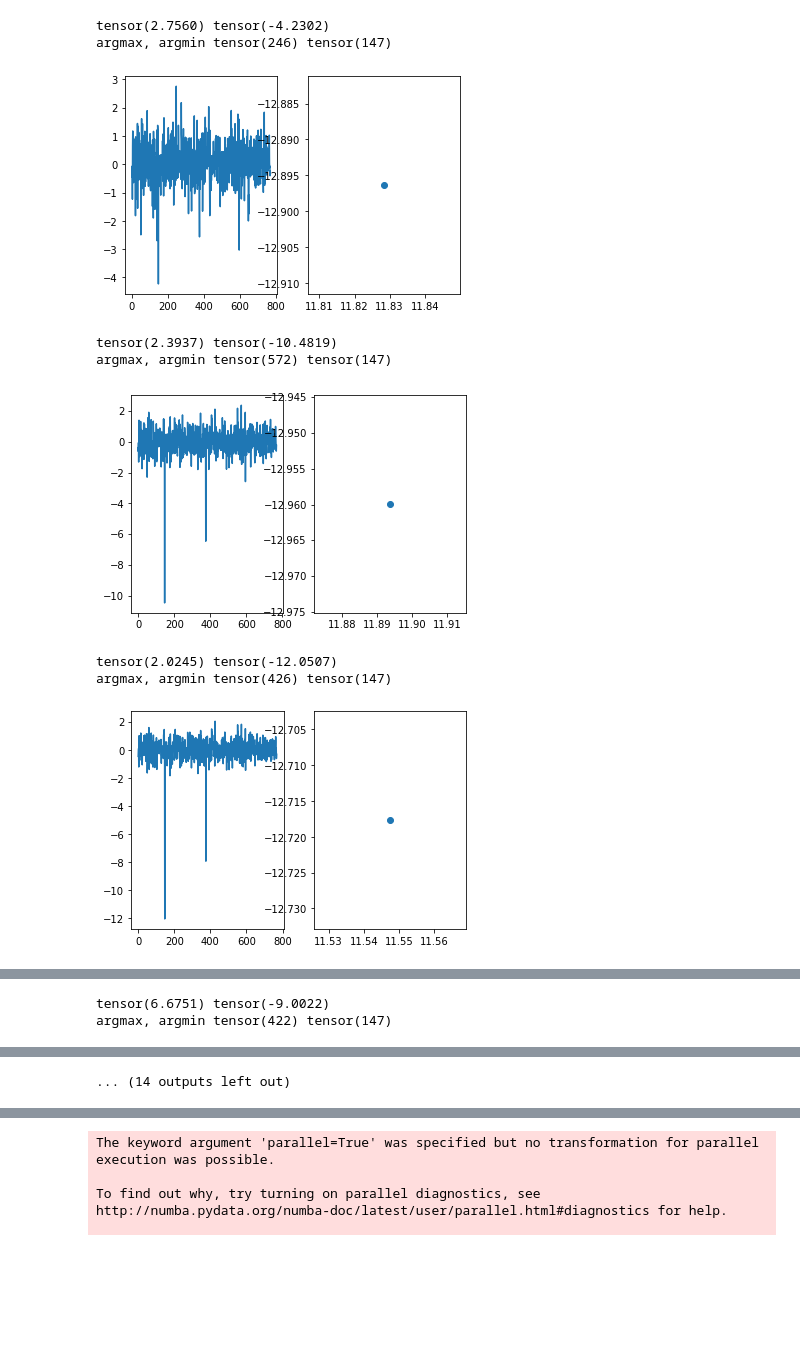
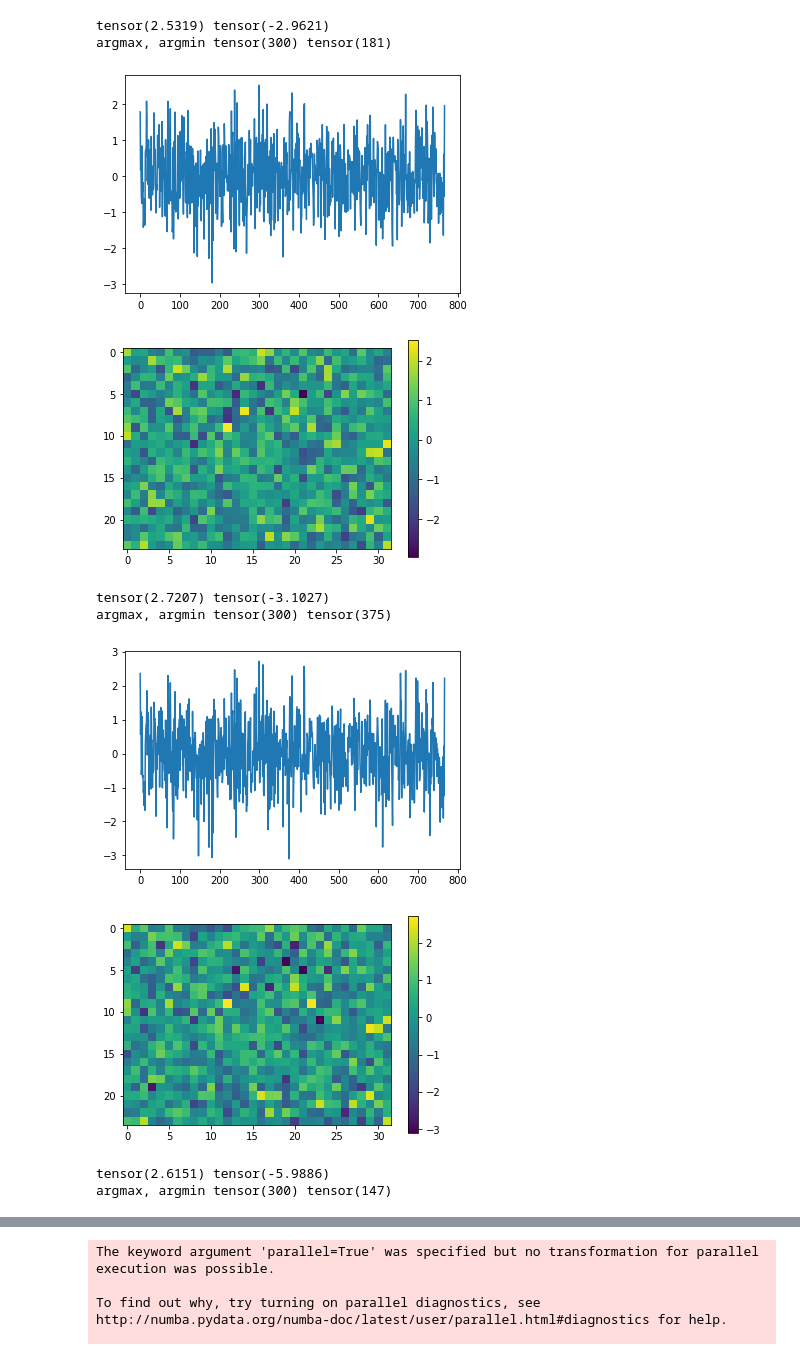
Before and after one commit to sergicastellasape/transformers, a Jupyter notebook: SciBert-playground-2.ipynb, the cells around one changed output, grey strips where cells are left out. Drawn from its saved outputs; the diff is of its cells as text; code cells hidden in the pictures; blank space fills up the shorter version.

Commit message:
additions Friday, nice visualizations

```diff
--- a/SciBert-playground-2.ipynb
+++ b/SciBert-playground-2.ipynb
@@ -218,0 +274,5 @@ ALL_EMBEDDINGS = torch.cat(ALL_EMBEDDINGS, dim=0)
+# %%
+scibert_sentences, SCI_EMB_i, SCI_EMB_c = load_dataset(MODEL=SciBertModel,
+                                                       TOKENIZER=SciBertTokenizer)
+bert_sentences, BASE_EMB_i, BASE_EMB_c = load_dataset(MODEL=BertBaseModel,
+                                                      TOKENIZER=BertBaseTokenizer)
@@ -313,24 +395,30 @@ for key, d in distance_evolution.items():
 # %%
-#### SEE EMBEDDING ACROSS LAYERS ####
-token = 'the_2'
-token2 = ''
+#### SEE TOKEN EMBEDDING ACROSS LAYERS ####
+
+sentence = scibert_sentences[13]
+#sentence = bert_sentences[13]
+#sentence = TransformerSentence("With its public hearings over, the House Intelligence Committee plans to move forward without testimony by some of the key players in the Ukraine drama.",
+#                              model=SciBertModel,
+#                              tokenizer=SciBertTokenizer)
+#sentence.write_summary()
+
+token = '?'
 for i in range(13):
     embedding = sentence.summary['token_embeddings'][token][i, :]#.clamp(-2, 2)
-    u = fit.transform(torch.unsqueeze(embedding, 0))
     print(max(embedding), min(embedding))
     print('argmax, argmin', torch.argmax(embedding), torch.argmin(embedding))
-    fig, axs = plt.subplots(1, 2)
-    axs[0].plot(embedding, alpha=1)
-    axs[1].scatter(u[:,0], u[:,1])
+    fig, axs = plt.subplots()
+    plt.plot(embedding)
     plt.show()
-    #sentence.visualize_embedding(embedding)
+    sentence.visualize_embedding(embedding)
 # %% [output]
-tensor(2.7560) tensor(-4.2302)
-argmax, argmin tensor(246) tensor(147)
+tensor(2.5319) tensor(-2.9621)
+argmax, argmin tensor(300) tensor(181)
-[figure, old version]
+[figure, new version]
+[figure, new version]
-tensor(2.3937) tensor(-10.4819)
-argmax, argmin tensor(572) tensor(147)
+tensor(2.7207) tensor(-3.1027)
+argmax, argmin tensor(300) tensor(375)
-[figure, old version]
+[figure, new version]
+[figure, new version]
-tensor(2.0245) tensor(-12.0507)
-argmax, argmin tensor(426) tensor(147)
+tensor(2.6151) tensor(-5.9886)
+argmax, argmin tensor(300) tensor(147)
-[figure, old version]
@@ -343,2 +431,0 @@ argmax, argmin tensor(422) tensor(147)
-tensor(6.6751) tensor(-9.0022)
-argmax, argmin tensor(422) tensor(147)
@@ -346 +431,0 @@ argmax, argmin tensor(422) tensor(147)
-... (14 outputs left out)
```
Also changed, not shown: parts of 42 cells of this notebook.
